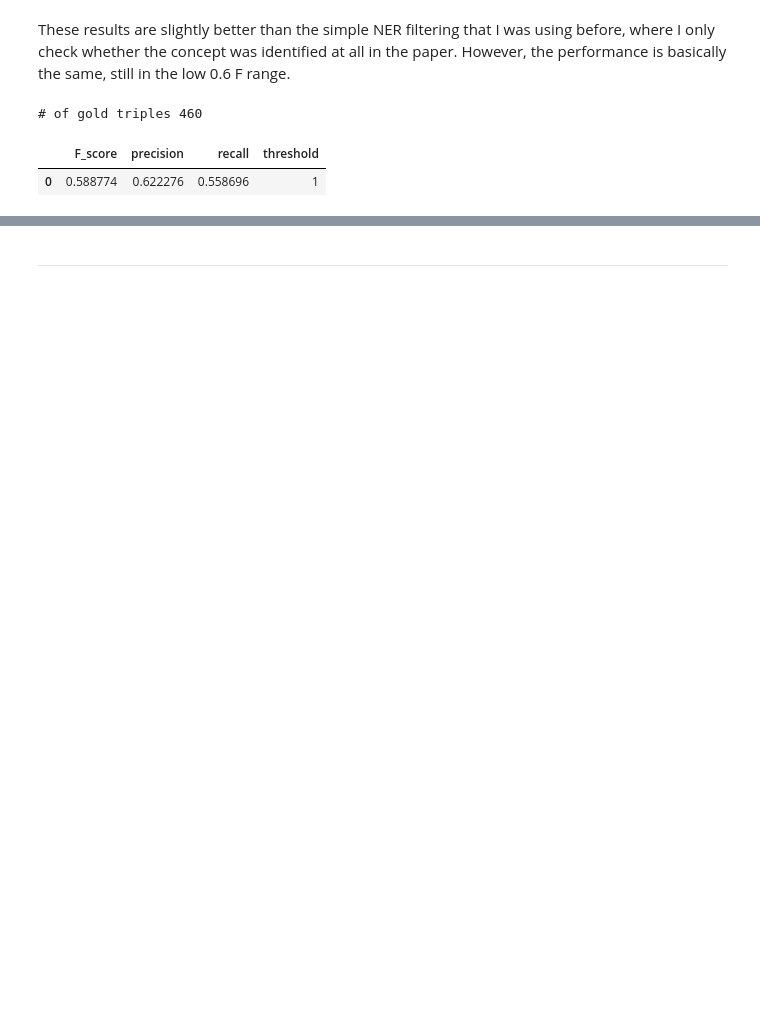
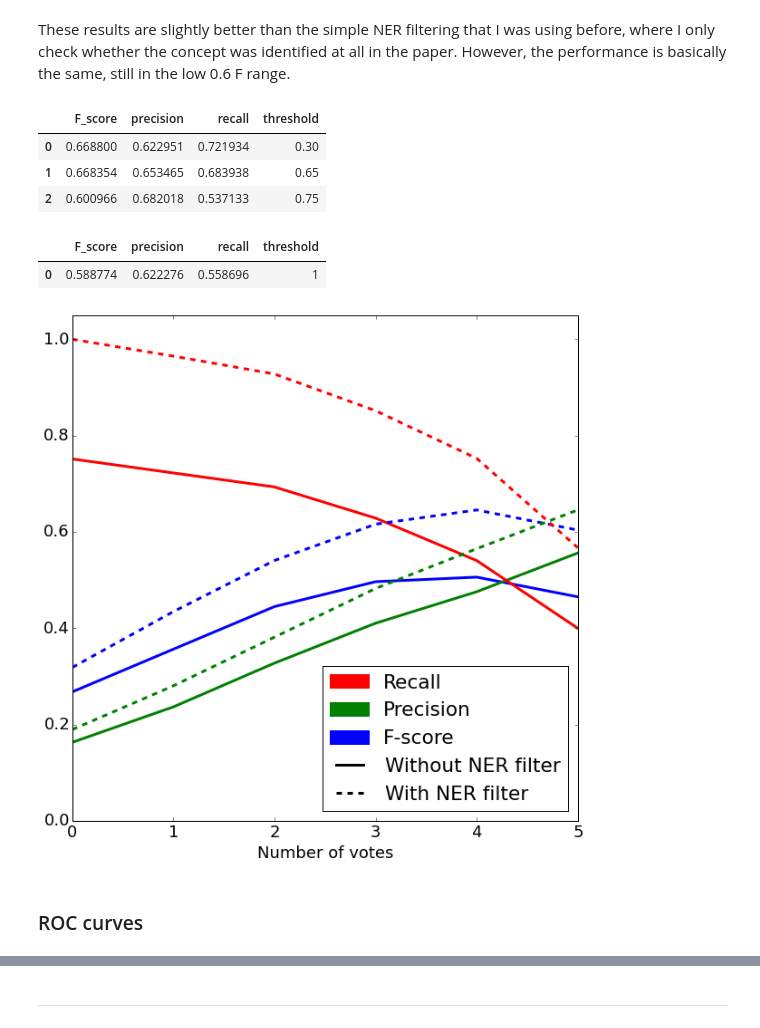
Before and after one commit to SuLab/crowd_cid_relex, a Jupyter notebook: crowd_only/analysis/final_eval_cross_validation.ipynb, the cells around one changed output, grey strips where cells are left out. Cells and saved outputs as stored; diff of their text form; code cells hidden in the pictures; blank space fills up the shorter version.

Commit message:
Add analysis of manual error sampling.
Add data for generating the Sankey diagram of errors from manual
analysis.

```diff
--- a/crowd_only/analysis/final_eval_cross_validation.ipynb
+++ b/crowd_only/analysis/final_eval_cross_validation.ipynb
@@ -238,4 +271,4 @@ gold_triples = get_triples(gold_std)
 # %% [markdown]
 ### Crowd performance
 # %%
-official_F_score("num_votes", gold_triples, crowd_res)
+official_res = official_F_score("num_votes", gold_triples, crowd_res)
@@ -337,3 +378,21 @@ def perfect_perf(predict_full, orig_df, threshold, gold_std, gold_trip):
+# %%
+def ner_filter(predict_full, predict_df, gold_full, gold_df):
+    """Given a dataframe of a solution's predicted CID relations,
+    applies a NER filter with the gold standard to return only those
+    relations which were generated using perfectly annotated concepts.
+    """
+    # what were the concepts perfectly annotated by the predictions and gold std?
+    common_concepts = find_perfect_concepts(predict_full, gold_full)
+
+    # what are all possible triples using the perfect concepts?
+    poss_good_trips = get_perf_subset_triples(common_concepts)
+
+    poss_df = make_df(poss_good_trips)
+
+    # filter predictions and gold standard using the set of possible triples
+    predict_sub = pd.merge(predict_df, poss_df, how = "inner", on = TRIPLE)
+    gold_sub = pd.merge(gold_df, poss_df, how = "inner", on = TRIPLE)
+
+    return (predict_sub, gold_sub)
 # %%
-crowd_no_ner, crowd_no_ner_perf, crowd_good_gold = perfect_perf(crowd_full,
-                                crowd_res, "num_votes", eval_gold, gold_triples)
+crowd_no_ner, crowd_good_gold = ner_filter(crowd_full, crowd_res, eval_gold, gold_std)
@@ -352,0 +403,3 @@ crowd_no_ner_perf
+# %%
+crowd_no_ner_perf = official_F_score("num_votes", get_triples(crowd_good_gold), crowd_no_ner)
+crowd_no_ner_perf
@@ -353,11 +414,20 @@ crowd_no_ner_perf
 # %% [markdown]
 These results are slightly better than the simple NER filtering that I was using before, where I only check whether the concept was identified at all in the paper. However, the performance is basically the same, still in the low 0.6 F range.
-# %%
-befree_no_ner, befree_no_ner_perf, befree_good_gold = perfect_perf(befree_full, befree_res, "threshold", eval_gold, gold_triples)
-# %% [output]
-# of gold triples 460
-# %%
-befree_no_ner_perf
-# %% [output]
-|  | F_score | precision | recall | threshold |
-| 0 | 0.588774 | 0.622276 | 0.558696 | 1 |
+# %%
+texas_no_ner, texas_good_gold = ner_filter(texas_full, ut_res, eval_gold, gold_std)
+
+texas_no_ner_perf = official_F_score("threshold", get_triples(texas_good_gold), texas_no_ner)
+texas_no_ner_perf
+# %% [output]
+|  | F_score | precision | recall | threshold |
+| 0 | 0.668800 | 0.622951 | 0.721934 | 0.30 |
+| 1 | 0.668354 | 0.653465 | 0.683938 | 0.65 |
+| 2 | 0.600966 | 0.682018 | 0.537133 | 0.75 |
+# %%
+befree_no_ner, befree_good_gold = ner_filter(befree_full, befree_res, eval_gold, gold_std)
+
+befree_no_ner_perf = official_F_score("threshold", get_triples(befree_good_gold), befree_no_ner)
+befree_no_ner_perf
+# %% [output]
+|  | F_score | precision | recall | threshold |
+| 0 | 0.588774 | 0.622276 | 0.558696 | 1 |
@@ -363,0 +482,10 @@ befree_no_ner_perf
+# %%
+# official figure for database submission
+# demonstrating the effect of the NER filter on performance
+pair_perf_plot(official_res, crowd_no_ner_perf,
+    "",
+    "Number of votes", 18, (10, 10), 3, "crowd_testset_perf.png")
+# %% [output]
+[figure, added]
+# %% [markdown]
+### ROC curves
```
Also changed, not shown: parts of 131 cells of this notebook.
